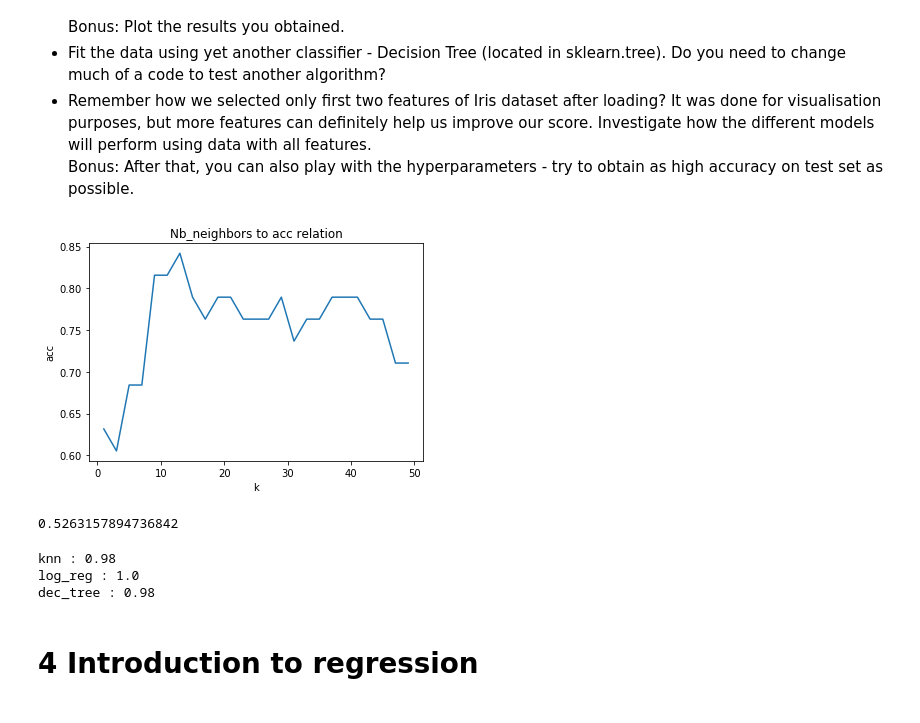
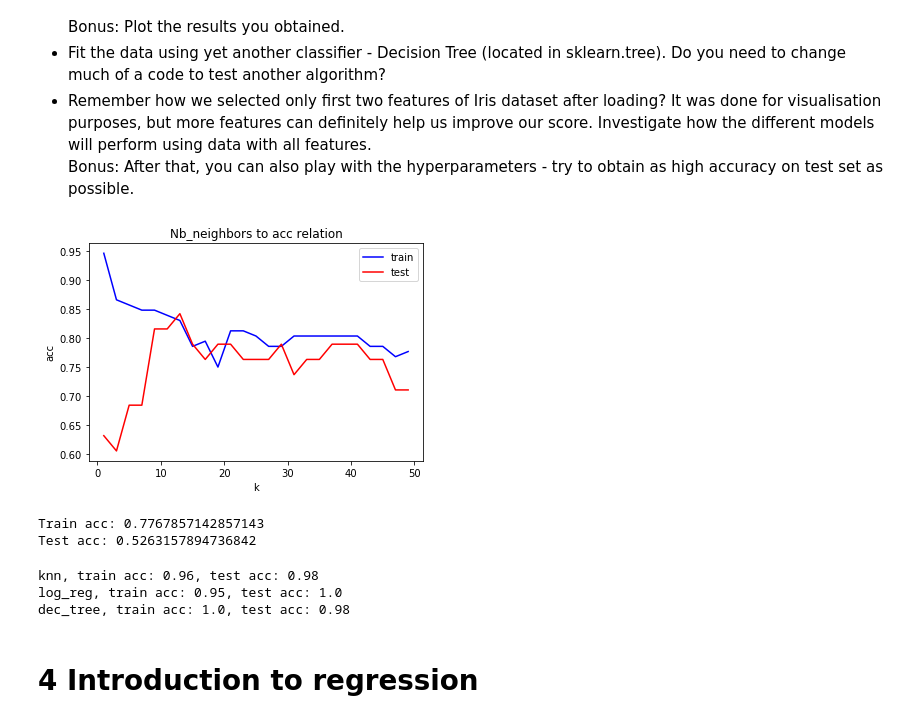
Before and after one commit to PUTvision/MLWorkshopPyCon2018, a Jupyter notebook: Say hello to machine learning in Python.ipynb, the cells around one changed output. Cells and saved outputs as stored; diff of their text form; code cells hidden in the pictures.

```diff
--- a/Say hello to machine learning in Python.ipynb
+++ b/Say hello to machine learning in Python.ipynb
@@ -93,8 +156,8 @@ Data Set Characteristics:
      conceptual clustering system finds 3 classes in the data.
    - Many, many more ...
 # %%
-X = iris.data
-y = iris.target
+X = iris_dataset.data
+y = iris_dataset.target
 
 X = X[:, :2]
 # %%
@@ -183,8 +247,10 @@ Nearest neighbors classifier is only one of many ML algorithms. Let's use anothe
 from sklearn.linear_model import LogisticRegression
 
 
-log_reg = LogisticRegression()
-log_reg.fit(X_train, y_train)
-y_test_pred = log_reg.predict(X_test)
-accuracy_score(y_test, y_test_pred)
+log_reg_clf = LogisticRegression()
+log_reg_clf.fit(X_train, y_train)
+y_train_pred = log_reg_clf.predict(X_train)
+y_test_pred = log_reg_clf.predict(X_test)
+print('Train acc:', accuracy_score(y_train, y_train_pred))
+print('Test acc:', accuracy_score(y_test, y_test_pred))
 # %% [output]
@@ -197,0 +267,8 @@ accuracy_score(y_test, y_test_pred)
+# %%
+knn_clf = KNeighborsClassifier(n_neighbors=1)  # default number of neighbors is 5
+knn_clf.fit(X_train, y_train)
+
+y_train_pred = knn_clf.predict(X_train)
+y_test_pred = knn_clf.predict(X_test)
+print('Train acc:', accuracy(y_train, y_train_pred))
+print('Test acc:', accuracy(y_test, y_test_pred))
@@ -203,22 +283,28 @@ accuracy_score(y_test, y_test_pred)
 # %%
 # Ex1 solution (all solutions will be moved to another notebook later)
 nb_neighbors = []
-accuracies = []
+train_accuracies = []
+test_accuracies = []
 
 for i in range(1, 51, 2):
     knn_clf = KNeighborsClassifier(n_neighbors=i)
     knn_clf.fit(X_train, y_train)
     y_test_pred = knn_clf.predict(X_test)
+    y_train_pred = knn_clf.predict(X_train)
+
     nb_neighbors.append(i)
-    accuracies.append(accuracy_score(y_test, y_test_pred))
+    train_accuracies.append(accuracy_score(y_train, y_train_pred))
+    test_accuracies.append(accuracy_score(y_test, y_test_pred))
 
-plt.plot(nb_neighbors, accuracies)
+plt.plot(nb_neighbors, train_accuracies, c='b', label='train')
+plt.plot(nb_neighbors, test_accuracies, c='r', label='test')
 plt.title('Nb_neighbors to acc relation')
 plt.xlabel('k')
 plt.ylabel('acc')
+plt.legend(loc='upper right')
 plt.show()
 # %% [output]
-[figure, old version]
+[figure, new version]
 # %%
 # Ex2 solution
 from sklearn.tree import DecisionTreeClassifier
@@ -227,9 +313,11 @@ from sklearn.tree import DecisionTreeClassifier
 dec_tree_clf = DecisionTreeClassifier(random_state=RANDOM_SEED)
 dec_tree_clf.fit(X_train, y_train)
 y_test_pred = dec_tree_clf.predict(X_test)
-accuracy_score(y_test, y_test_pred)
+print('Train acc:', accuracy_score(y_train, y_train_pred))
+print('Test acc:', accuracy_score(y_test, y_test_pred))
 # %% [output]
-0.5263157894736842
+Train acc: 0.7767857142857143
+Test acc: 0.5263157894736842
 # %%
 # Ex3 solution
 X = iris.data
@@ -243,12 +331,14 @@ classifiers = {'knn': KNeighborsClassifier(), 'log_reg': LogisticRegression(rand
 for clf_name, clf in classifiers.items():
     clf.fit(X_train, y_train)
     y_test_pred = clf.predict(X_test)
-    acc = accuracy_score(y_test, y_test_pred)
-    print(clf_name, ':', acc)
+    y_train_pred = clf.predict(X_train)
+    test_acc = accuracy_score(y_test, y_test_pred)
+    train_acc = accuracy_score(y_train, y_train_pred)
+    print('{}, train acc: {}, test acc: {}'.format(clf_name, train_acc, test_acc))
 # %% [output]
-knn : 0.98
-log_reg : 1.0
-dec_tree : 0.98
+knn, train acc: 0.96, test acc: 0.98
+log_reg, train acc: 0.95, test acc: 1.0
+dec_tree, train acc: 1.0, test acc: 0.98
 # %% [markdown]
 # 4 Introduction to regression
 # %% [markdown]
```
Also changed, not shown: parts of 28 cells of this notebook.
